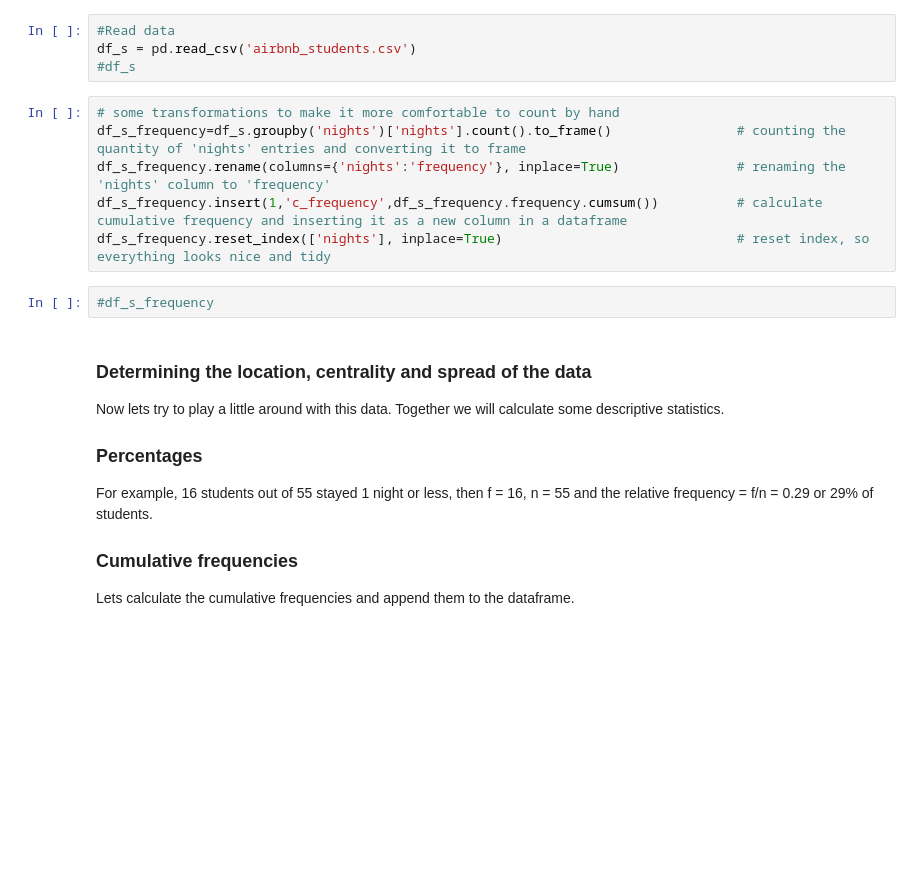
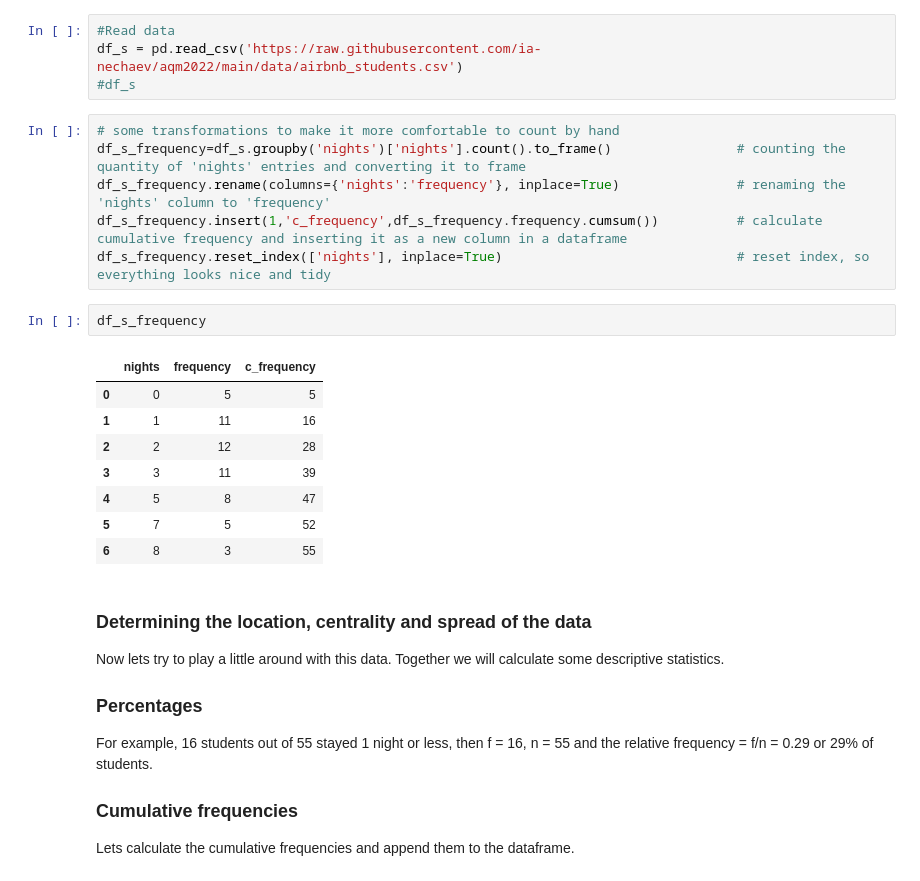
Before and after one commit to ia-nechaev/aqm2022, a Jupyter notebook: Exercise1_temp_copy.ipynb, the cells around one changed output. Cells and saved outputs as stored; diff of their text form; blank space fills up the shorter version.

```diff
--- a/Exercise1_temp_copy.ipynb
+++ b/Exercise1_temp_copy.ipynb
@@ -61,7 +61,7 @@ from scipy import stats
 sns.set()
 # %%
 #Read data
-df_s = pd.read_csv('airbnb_students.csv')
+df_s = pd.read_csv('https://raw.githubusercontent.com/ia-nechaev/aqm2022/main/data/airbnb_students.csv')
 #df_s
 # %%
 # some transformations to make it more comfortable to count by hand
@@ -69,8 +69,17 @@ df_s_frequency=df_s.groupby('nights')['nights'].count().to_frame()
 df_s_frequency.rename(columns={'nights':'frequency'}, inplace=True)               # renaming the 'nights' column to 'frequency'
 df_s_frequency.insert(1,'c_frequency',df_s_frequency.frequency.cumsum())          # calculate cumulative frequency and inserting it as a new column in a dataframe
 df_s_frequency.reset_index(['nights'], inplace=True)                              # reset index, so everything looks nice and tidy
-# %%
-#df_s_frequency
+# %%
+df_s_frequency
+# %% [output]
+|  | nights | frequency | c_frequency |
+| 0 | 0 | 5 | 5 |
+| 1 | 1 | 11 | 16 |
+| 2 | 2 | 12 | 28 |
+| 3 | 3 | 11 | 39 |
+| 4 | 5 | 8 | 47 |
+| 5 | 7 | 5 | 52 |
+| 6 | 8 | 3 | 55 |
 # %% [markdown]
 
 ### Determining the location, centrality and spread of the data
```
Also changed, not shown: parts of 8 cells of this notebook.
